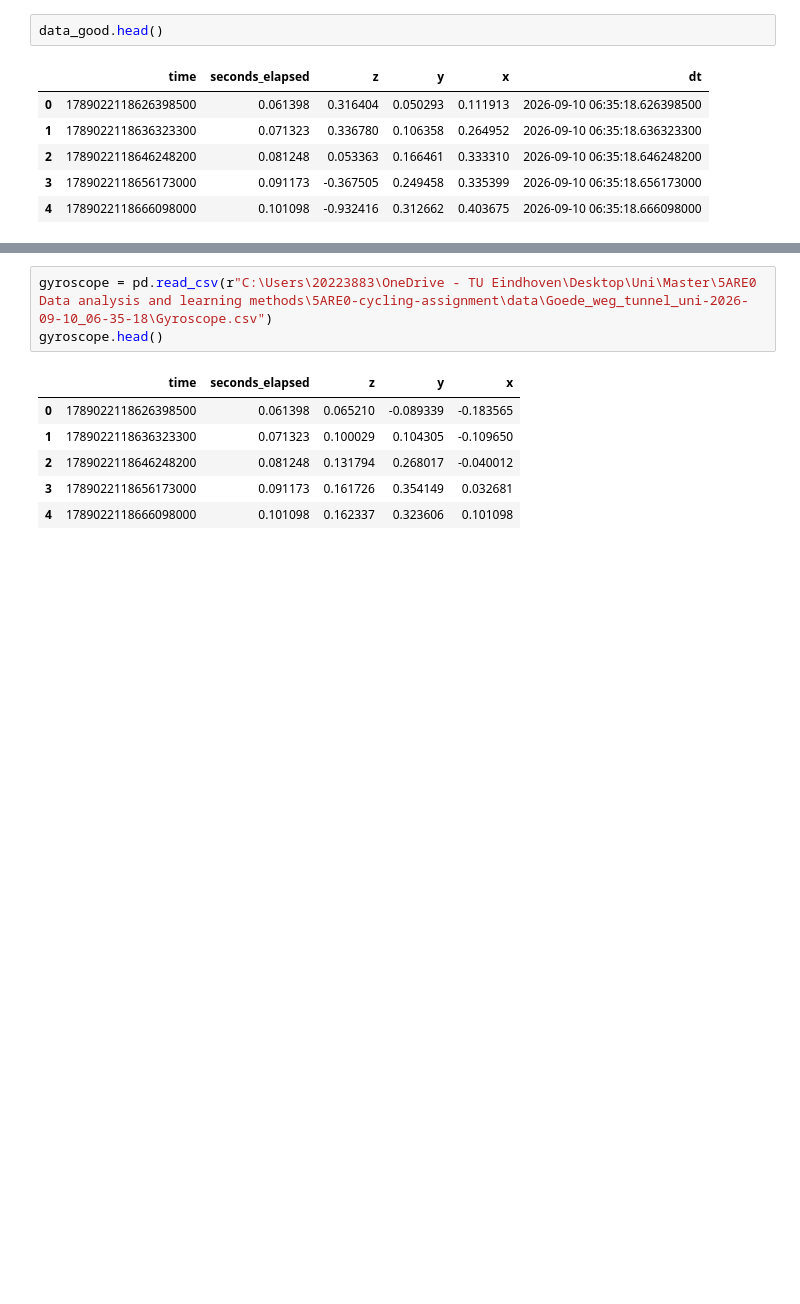
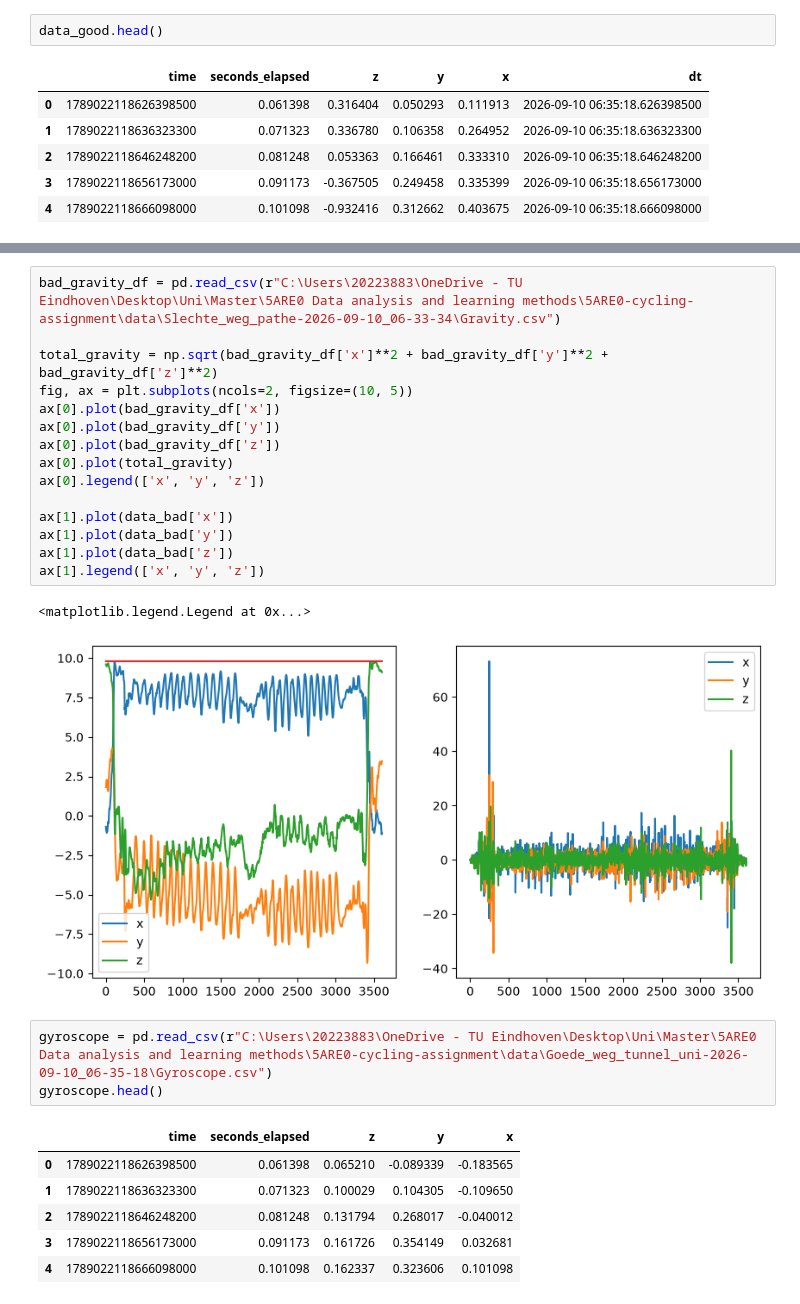
Before and after one commit to yoeri-stassen/5ARE0-cycling-assignment, a Jupyter notebook: data_preprocessing.ipynb, the cells around one changed output, grey strips where cells are left out. Cells and saved outputs as stored; diff of their text form; blank space fills up the shorter version.

```diff
--- a/data_preprocessing.ipynb
+++ b/data_preprocessing.ipynb
@@ -50,3 +71,21 @@ data_good.corr()
+# %%
+bad_gravity_df = pd.read_csv(r"C:\Users\20223883\OneDrive - TU Eindhoven\Desktop\Uni\Master\5ARE0 Data analysis and learning methods\5ARE0-cycling-assignment\data\Slechte_weg_pathe-2026-09-10_06-33-34\Gravity.csv")
+
+total_gravity = np.sqrt(bad_gravity_df['x']**2 + bad_gravity_df['y']**2 + bad_gravity_df['z']**2)
+fig, ax = plt.subplots(ncols=2, figsize=(10, 5))
+ax[0].plot(bad_gravity_df['x'])
+ax[0].plot(bad_gravity_df['y'])
+ax[0].plot(bad_gravity_df['z'])
+ax[0].plot(total_gravity)
+ax[0].legend(['x', 'y', 'z'])
+
+ax[1].plot(data_bad['x'])
+ax[1].plot(data_bad['y'])
+ax[1].plot(data_bad['z'])
+ax[1].legend(['x', 'y', 'z'])
+# %% [output]
+<matplotlib.legend.Legend at 0x...>
+[figure, added]
 # %%
 gyroscope = pd.read_csv(r"C:\Users\20223883\OneDrive - TU Eindhoven\Desktop\Uni\Master\5ARE0 Data analysis and learning methods\5ARE0-cycling-assignment\data\Goede_weg_tunnel_uni-2026-09-10_06-35-18\Gyroscope.csv")
 gyroscope.head()
```
Also changed, not shown: parts of 9 cells of this notebook, 48 other files.
